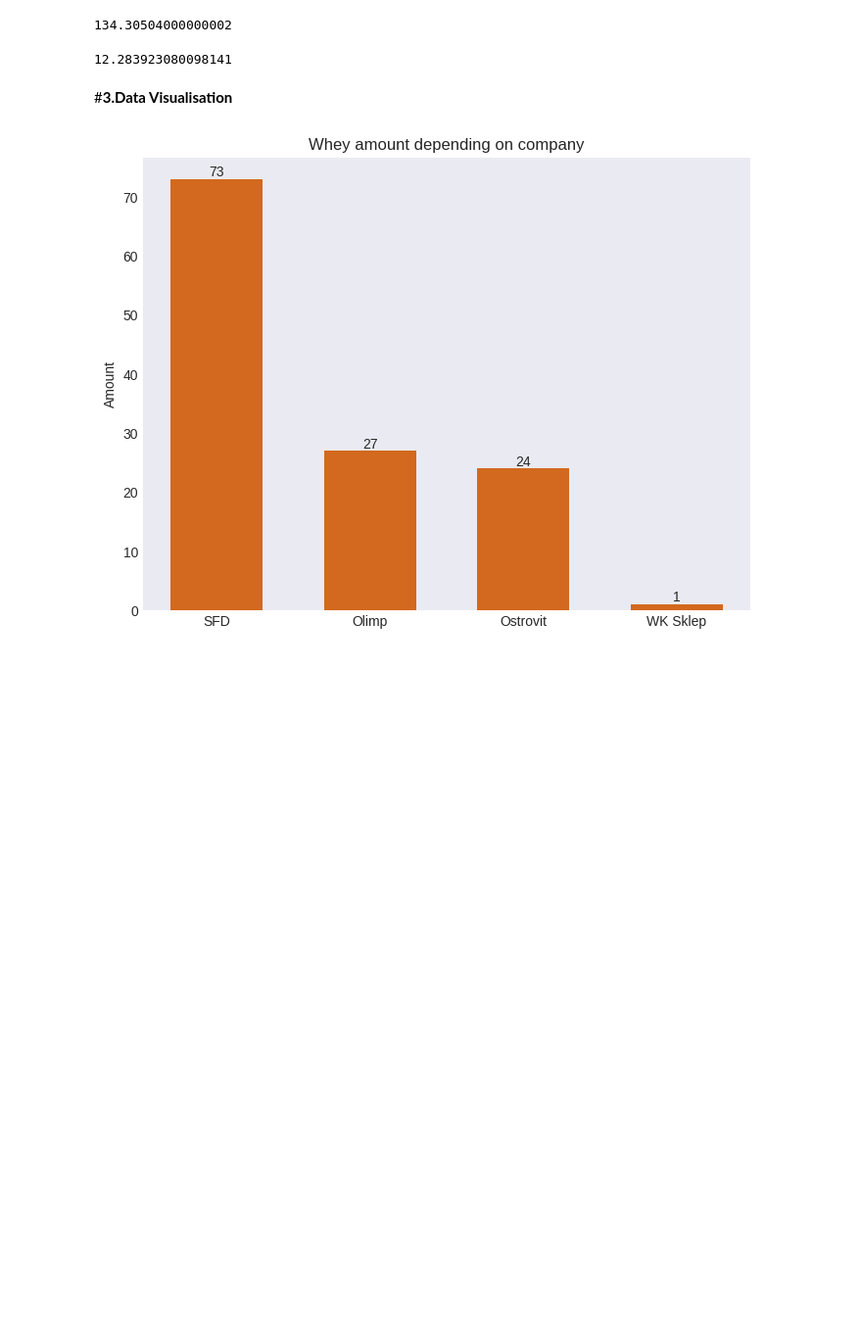
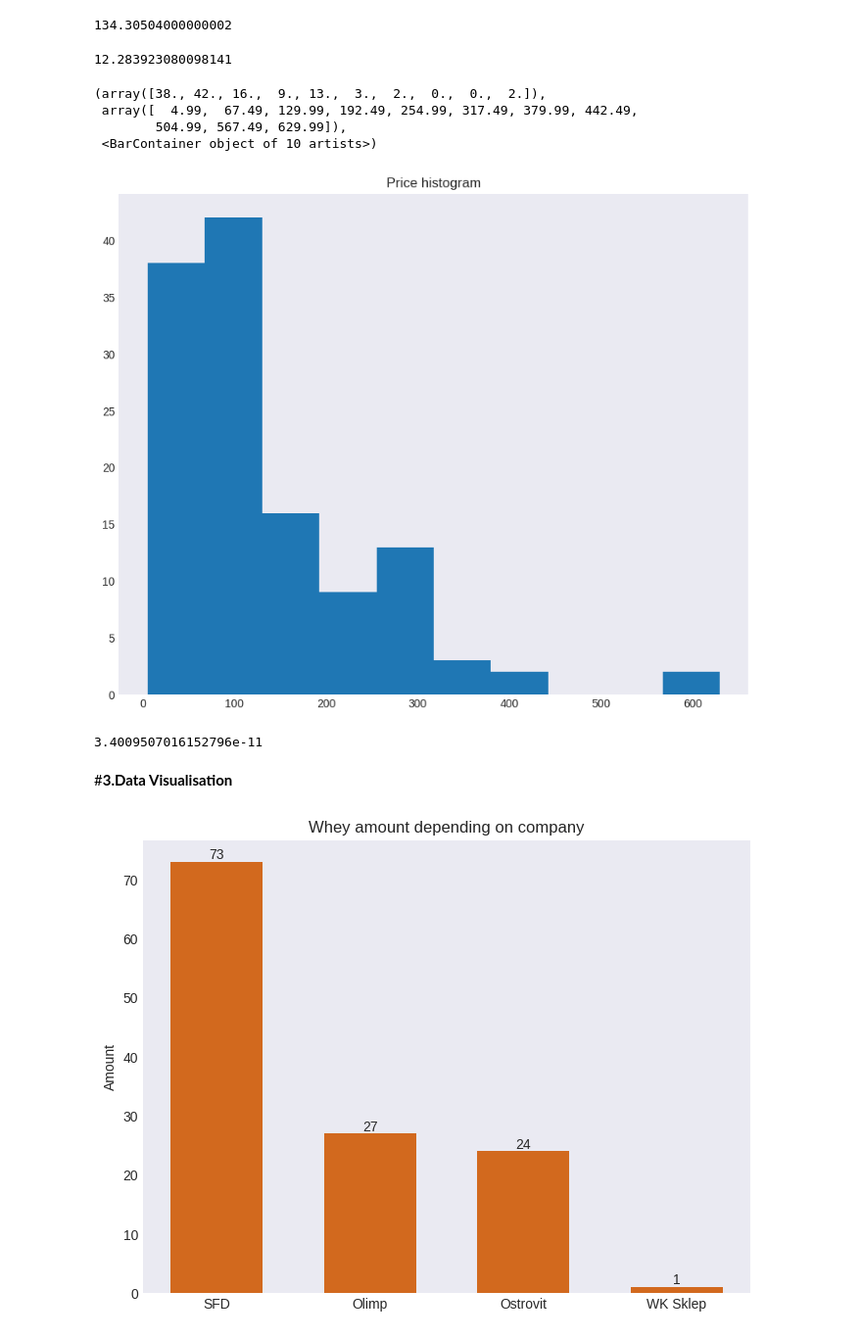
Before and after one commit to KamilShape/whey_analysis, a Jupyter notebook: Whey_analysis.ipynb, the cells around one changed output. Shown: that part at 98% size. Saved outputs shown, nothing was run; the diff lists cells and outputs as text; code cells hidden in the pictures; blank space fills up the shorter version.

Commit message:
add histogram

```diff
--- a/Whey_analysis.ipynb
+++ b/Whey_analysis.ipynb
@@ -61,6 +62,23 @@ whey['Price'].mean()
 whey['Price/100'].mean()
 # %% [output]
 12.283923080098141
+# %%
+fig, ax = plt.subplots(figsize = (10,8))
+ax.set_title('Price histogram')
+ax.hist(whey['Price'])
+# %% [output]
+(array([38., 42., 16.,  9., 13.,  3.,  2.,  0.,  0.,  2.]),
+ array([  4.99,  67.49, 129.99, 192.49, 254.99, 317.49, 379.99, 442.49,
+        504.99, 567.49, 629.99]),
+ <BarContainer object of 10 artists>)
+[figure, added]
+# %%
+#shapiro - wilk test
+shapiro_test = stats.shapiro(whey['Price'])
+shapiro_test.pvalue
+#p<0,05 - no bell curve
+# %% [output]
+3.4009507016152796e-11
 # %% [markdown]
 #**3.Data Visualisation**
 # %%
```
Also changed, not shown: parts of 1 cell of this notebook.
